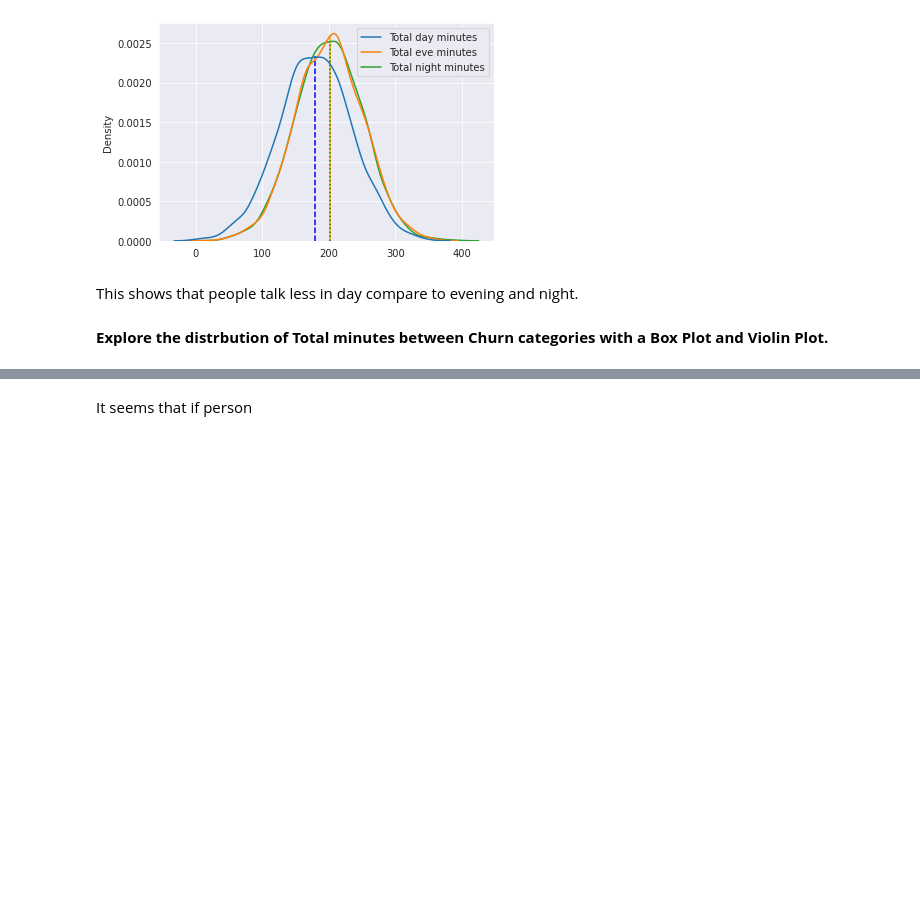
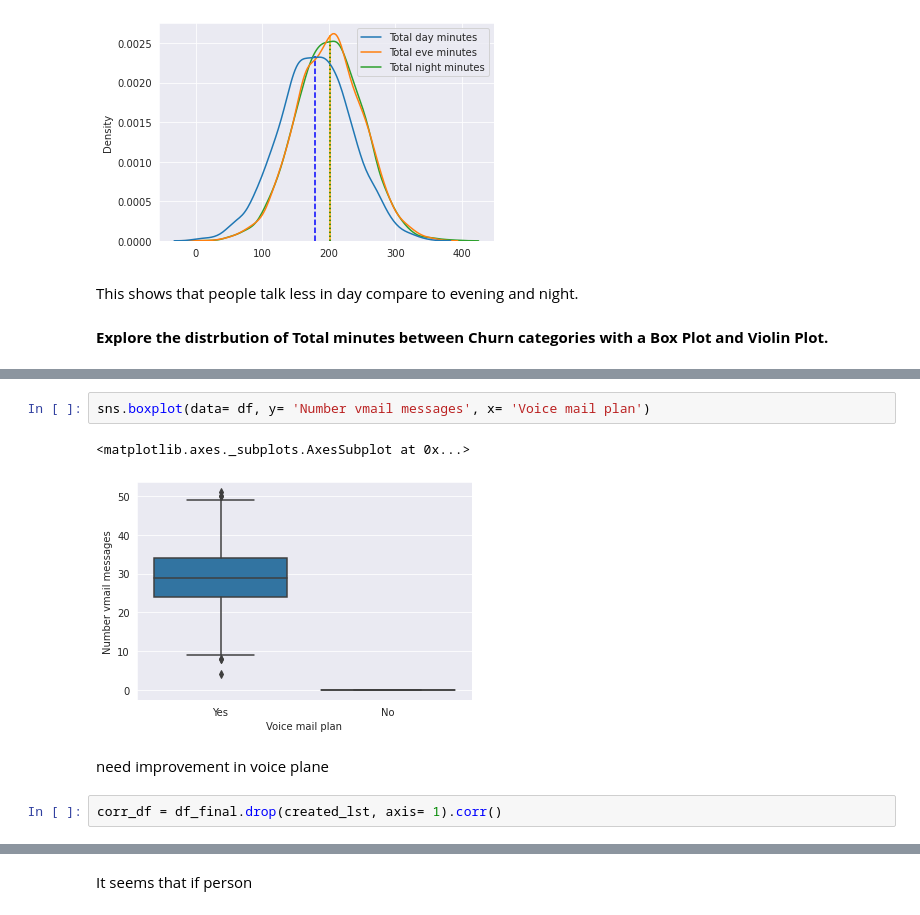
Before and after one commit to Gaurav2912/Telecom-Churn-Analysis---Capstone-Project, a Jupyter notebook: Telecom_Churn_Analysis_Capstone_Project.ipynb, the cells around one changed output, grey strips where cells are left out. Cells and saved outputs as stored; diff of their text form; blank space fills up the shorter version.

```diff
--- a/Telecom_Churn_Analysis_Capstone_Project.ipynb
+++ b/Telecom_Churn_Analysis_Capstone_Project.ipynb
@@ -356,0 +452,9 @@ This shows that people talk less in day compare to evening and night.
+# %%
+sns.boxplot(data= df, y= 'Number vmail messages', x= 'Voice mail plan')
+# %% [output]
+<matplotlib.axes._subplots.AxesSubplot at 0x...>
+[figure, added]
+# %% [markdown]
+need improvement in voice plane
+# %%
+corr_df = df_final.drop(created_lst, axis= 1).corr()
```
Also changed, not shown: parts of 59 cells of this notebook.
